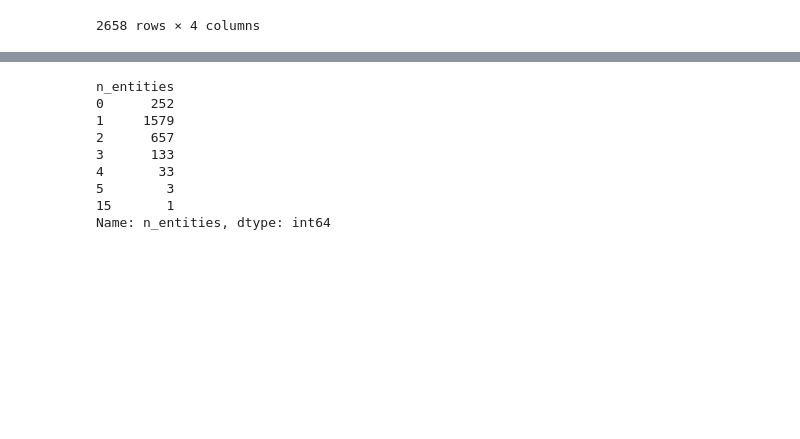
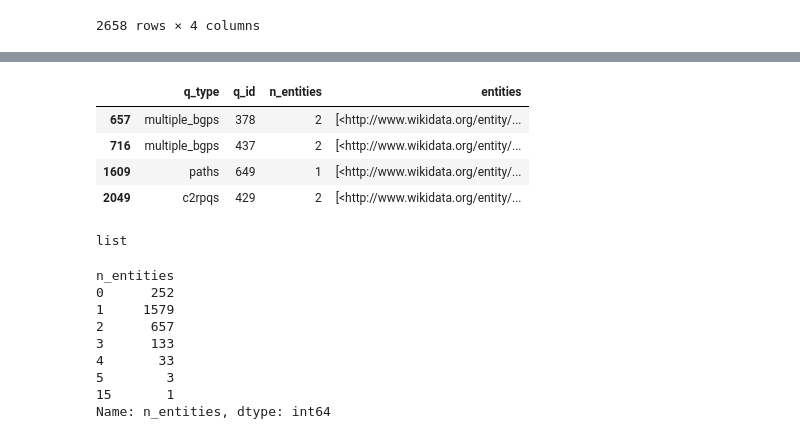
Before and after one commit to dsghrg/mt_rdf, a Jupyter notebook: notebooks/wdbench_queries.ipynb, the cells around one changed output, grey strips where cells are left out. Cells and saved outputs as stored; diff of their text form; code cells hidden in the pictures; blank space fills up the shorter version.

```diff
--- a/notebooks/wdbench_queries.ipynb
+++ b/notebooks/wdbench_queries.ipynb
@@ -104,3 +108,20 @@ stat_df[stat_df['n_entities'] > 2].sort_values(by='n_entities', ascending=False)
+# %%
+pd.set_option('display.max_colwidth', None)
+# %%
+mask = stat_df.entities.apply(lambda x: '<http://www.wikidata.org/entity/Q3609>' in x)
+df1 = stat_df[mask]
+# df1['entities']
+df1
+# %% [output]
+|  | q_type | q_id | n_entities | entities |
+| 657 | multiple_bgps | 378 | 2 | [<http://www.wikidata.org/entity/... |
+| 716 | multiple_bgps | 437 | 2 | [<http://www.wikidata.org/entity/... |
+| 1609 | paths | 649 | 1 | [<http://www.wikidata.org/entity/... |
+| 2049 | c2rpqs | 429 | 2 | [<http://www.wikidata.org/entity/... |
+# %%
+type(stat_df['entities'][0])
+# %% [output]
+list
 # %%
 # todo: join with exec times
 # %%
```
Also changed, not shown: parts of 2 cells of this notebook, 7 other files.
